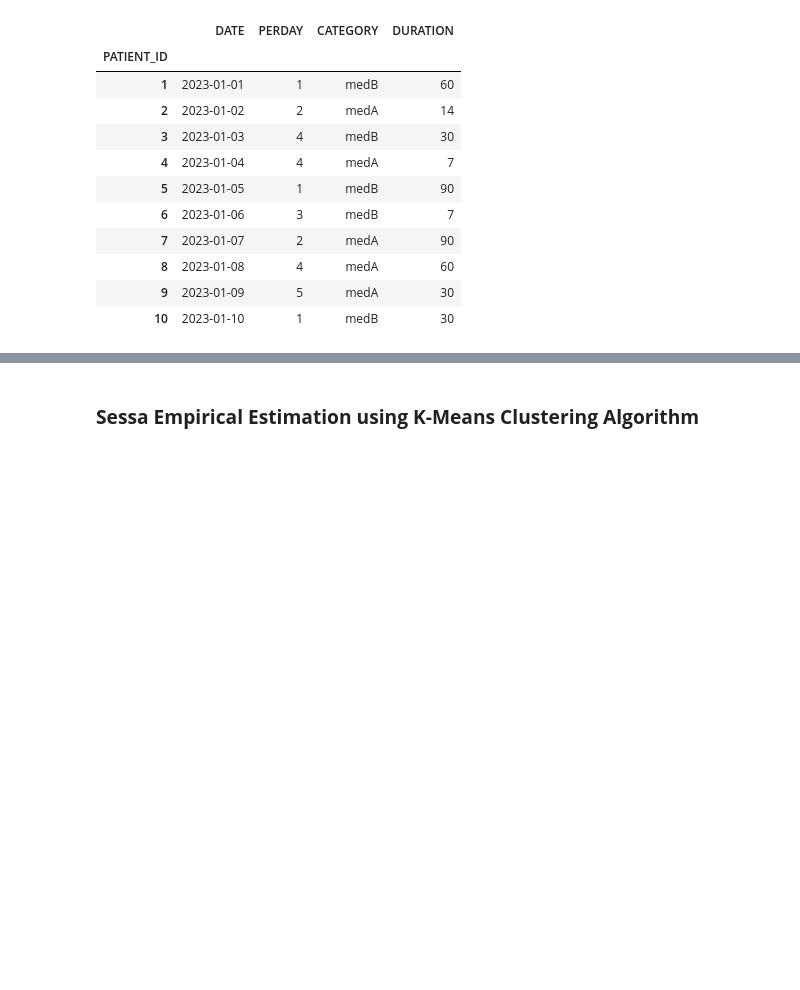
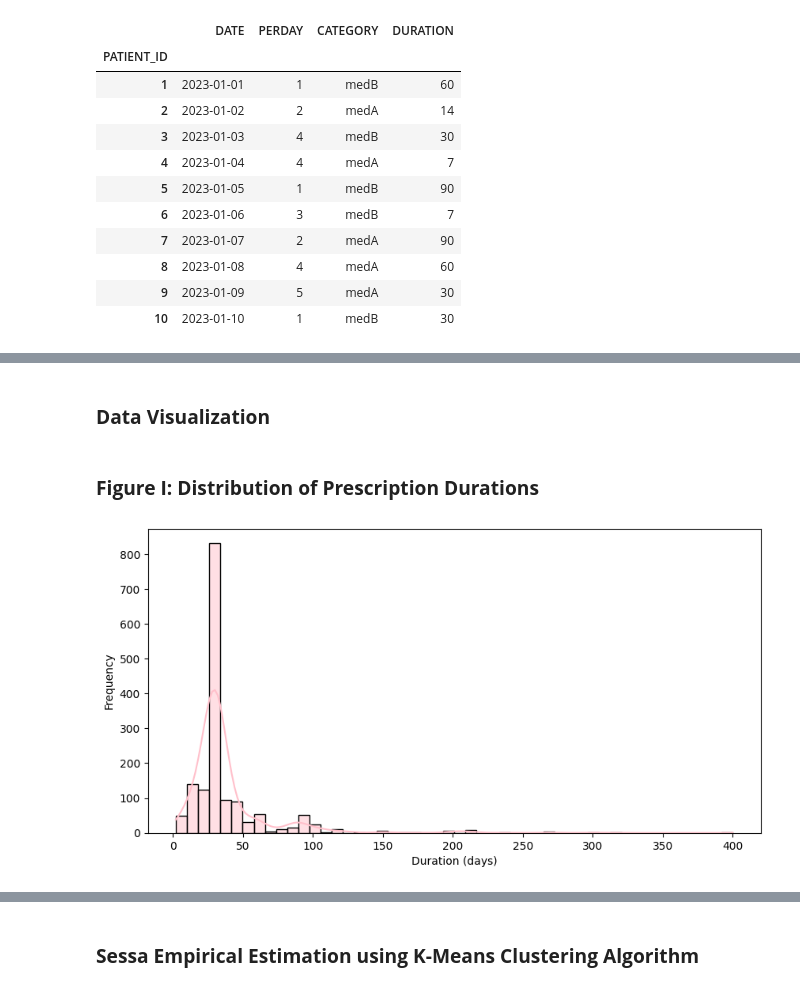
Before and after one commit to neys04/SEE_PY, a Jupyter notebook: src/Clustering with Sessa Empirical Estimator.ipynb, the cells around one changed output, grey strips where cells are left out. Cells and saved outputs as stored; diff of their text form; code cells hidden in the pictures; blank space fills up the shorter version.

```diff
--- a/src/Clustering with Sessa Empirical Estimator.ipynb
+++ b/src/Clustering with Sessa Empirical Estimator.ipynb
@@ -83,0 +86,5 @@ tidy.groupby("pnr").first().head(10)
+# %%
+data = pd.read_csv('medeventsATC.csv')
+
+print(data.shape)
+data.head()
@@ -83,0 +99,9 @@ tidy.groupby("pnr").first().head(10)
+# %%
+missing_data = data.isnull().sum()
+print(missing_data)
+
+data['DATE'] = pd.to_datetime(data['DATE'], errors='coerce')
+
+data.dropna(subset=['PATIENT_ID', 'DATE', 'DURATION', 'CATEGORY'], inplace=True)
+
+data.info()
@@ -83,0 +126,12 @@ tidy.groupby("pnr").first().head(10)
+# %% [markdown]
+### **Data Visualization**
+# %% [markdown]
+### **Figure I: Distribution of Prescription Durations**
+# %%
+plt.figure(figsize=(10, 5))
+sns.histplot(data['DURATION'], bins=50, kde=True, color='pink')
+plt.xlabel('Duration (days)')
+plt.ylabel('Frequency')
+plt.show()
+# %% [output]
+[figure, added]
```
Also changed, not shown: parts of 34 cells of this notebook, 1 other file.
